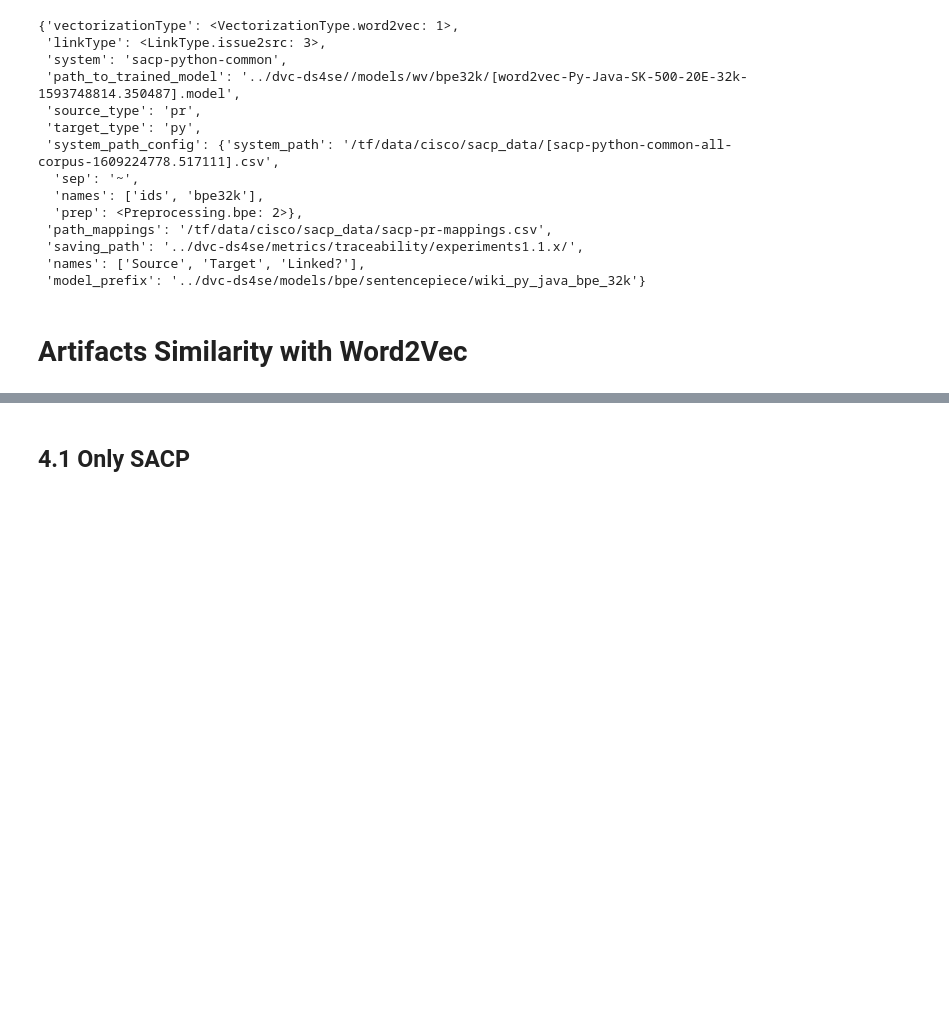
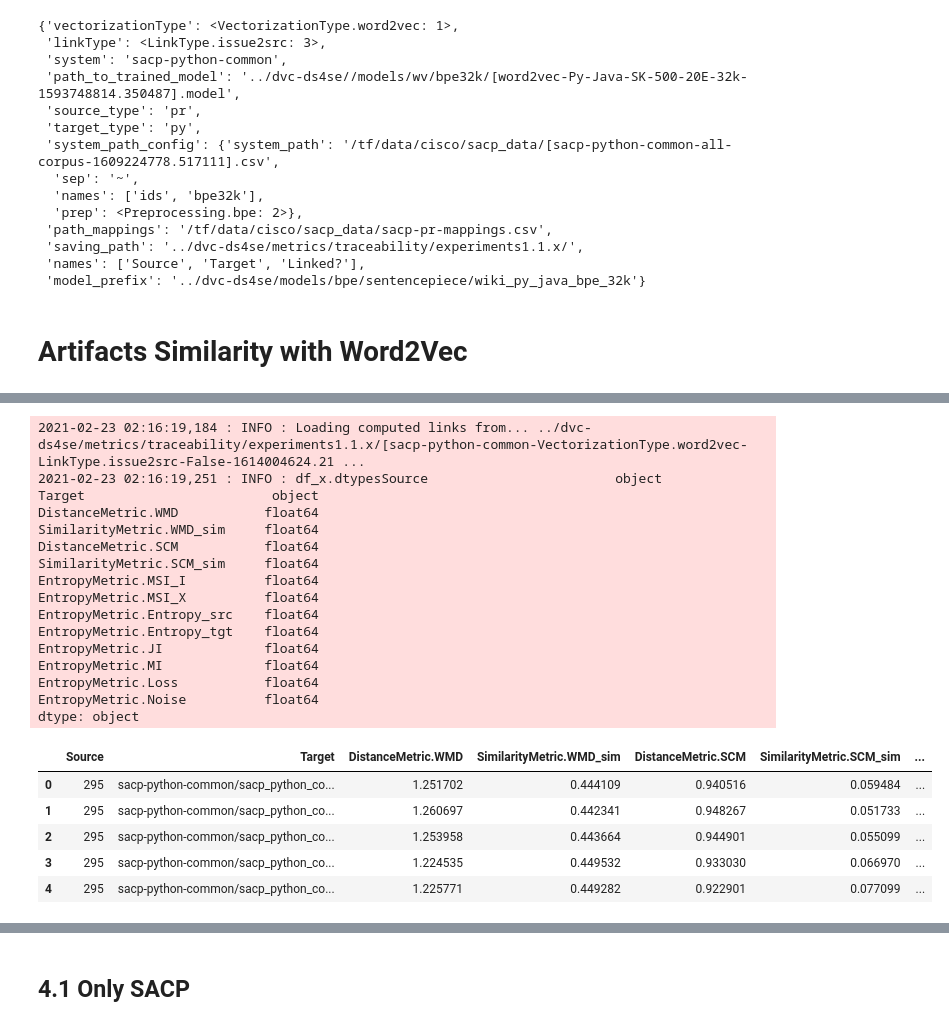
Before and after one commit to WM-SEMERU/ds4se, a Jupyter notebook: nbs/5.0_experiment.mining.ir.unsupervised.w2v-exp4.ipynb, the cells around one changed output, grey strips where cells are left out. Saved outputs shown, nothing was run; the diff lists cells and outputs as text; code cells hidden in the pictures; blank space fills up the shorter version.

Commit message:
Updatin data for experiment sacp bpe 32k

```diff
--- a/nbs/5.0_experiment.mining.ir.unsupervised.w2v-exp4.ipynb
+++ b/nbs/5.0_experiment.mining.ir.unsupervised.w2v-exp4.ipynb
@@ -107,8 +110,31 @@ word2vec.df_nonground_link['Target'][1]
 word2vec.SaveLinks()
 # %%
 #Loading Non-GroundTruth Links (change the timestamp with the assigned in the previous step)
-df_nonglinks = ds.mining.ir.LoadLinks(timestamp=1610579170.341825, params=parameters, logging=logging)
+df_nonglinks = ds.mining.ir.LoadLinks(timestamp=1614004624.212459, params=parameters, logging=logging)
 df_nonglinks.head()
+# %% [output]
+2021-02-23 02:16:19,184 : INFO : Loading computed links from... ../dvc-ds4se/metrics/traceability/experiments1.1.x/[sacp-python-common-VectorizationType.word2vec-LinkType.issue2src-False-1614004624.21 ...
+2021-02-23 02:16:19,251 : INFO : df_x.dtypesSource                        object
+Target                        object
+DistanceMetric.WMD           float64
+SimilarityMetric.WMD_sim     float64
+DistanceMetric.SCM           float64
+SimilarityMetric.SCM_sim     float64
+EntropyMetric.MSI_I          float64
+EntropyMetric.MSI_X          float64
+EntropyMetric.Entropy_src    float64
+EntropyMetric.Entropy_tgt    float64
+EntropyMetric.JI             float64
+EntropyMetric.MI             float64
+EntropyMetric.Loss           float64
+EntropyMetric.Noise          float64
+dtype: object
+|  | Source | Target | DistanceMetric.WMD | SimilarityMetric.WMD_sim | DistanceMetric.SCM | SimilarityMetric.SCM_sim | ... |
+| 0 | 295 | sacp-python-common/sacp_python_co... | 1.251702 | 0.444109 | 0.940516 | 0.059484 | ... |
+| 1 | 295 | sacp-python-common/sacp_python_co... | 1.260697 | 0.442341 | 0.948267 | 0.051733 | ... |
+| 2 | 295 | sacp-python-common/sacp_python_co... | 1.253958 | 0.443664 | 0.944901 | 0.055099 | ... |
+| 3 | 295 | sacp-python-common/sacp_python_co... | 1.224535 | 0.449532 | 0.933030 | 0.066970 | ... |
+| 4 | 295 | sacp-python-common/sacp_python_co... | 1.225771 | 0.449282 | 0.922901 | 0.077099 | ... |
 # %%
 word2vec.df_nonground_link = df_nonglinks # Only to load links from file
 # %%
```
Also changed, not shown: parts of 7 cells of this notebook, 1 other file.
